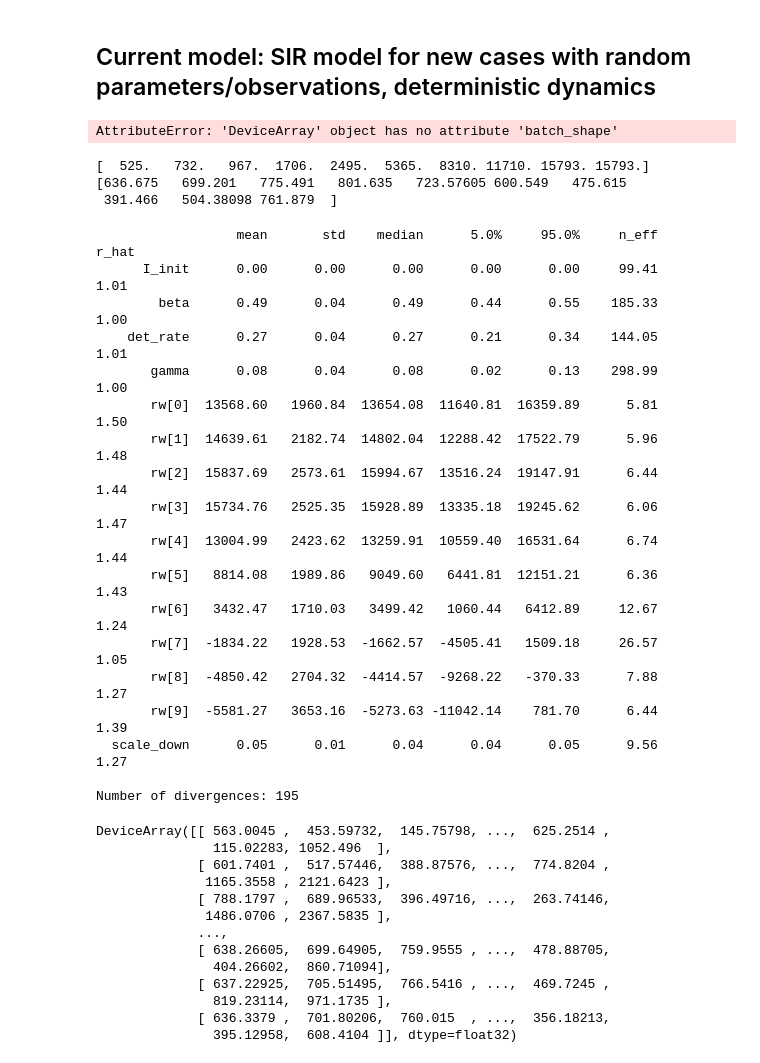
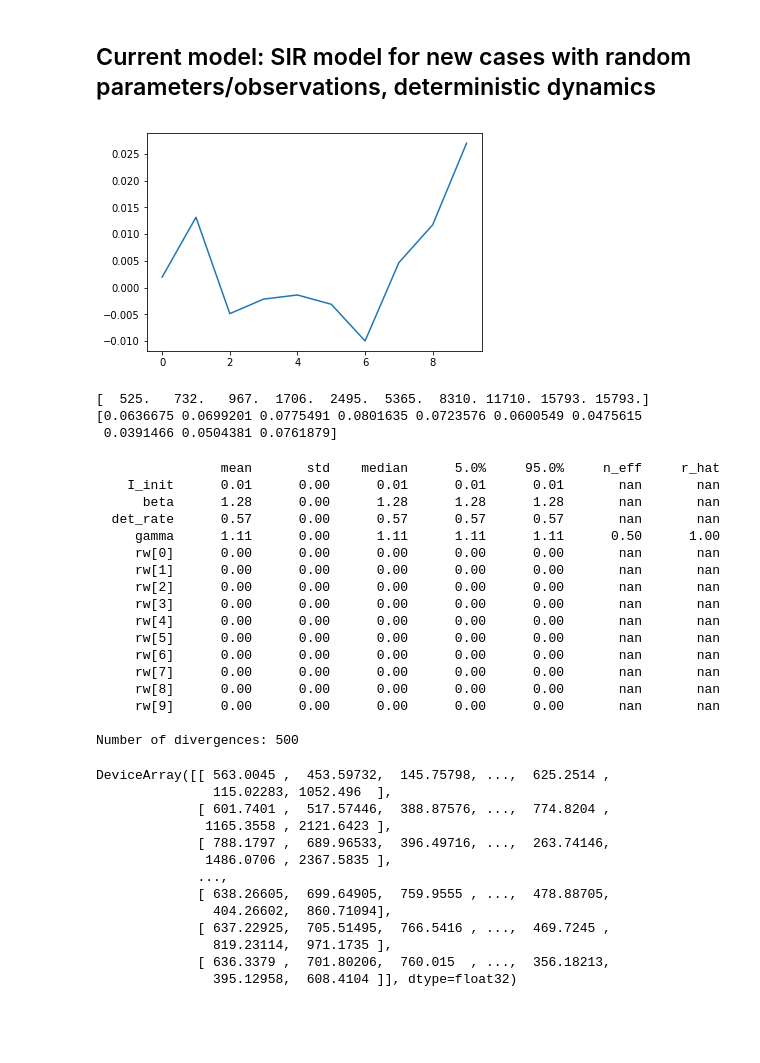
Before and after one commit to dsheldon/covid, a Jupyter notebook: SIR_ILI.ipynb, the cells around one changed output. Cells and saved outputs as stored; diff of their text form; code cells hidden in the pictures; blank space fills up the shorter version.

```diff
--- a/SIR_ILI.ipynb
+++ b/SIR_ILI.ipynb
@@ -76,7 +76,7 @@ def SIR_hybrid(T = 50,
 
 
     # Run simultation using ODE solve
-    x_init = N * np.array([1-I_init, I_init, 0.0, I_init])
+    x_init = 1* np.array([1-I_init, I_init, 0.0, I_init])
     t = np.arange(T, dtype='float32')
     x = SIR_int(x_init, t, beta, gamma)
     numpyro.deterministic("x", x)
@@ -100,15 +100,7 @@ def SIR_hybrid(T = 50,
 
     y_confirmed = numpyro.sample("y_confirmed", y_dist_sir, obs = confirmed)
 
-    scale_down = numpyro.sample("scale_down",
-                              dist.Beta(scale_down_mean * scale_down_conc,
-                                        (1-scale_down_mean) * scale_down_conc))
-
-    y_dist_sir_rw = dist.TransformedDistribution(loc,
-                                          dist.transforms.AffineTransform(loc=latent, scale=scale_down))
-
-
-    y = numpyro.sample("y", y_dist_sir_rw, obs = ili)
+    y = numpyro.sample("y", dist.Normal(latent+loc, .0001), obs = ili)
 
     if T_future > 0:
 
@@ -149,15 +141,15 @@ def SIR_hybrid(T = 50,
 # %%
 #with numpyro.handlers.seed(rng_seed=1):
  #   x, y, det_rate = SIR_hybrid(T=50, T_future=50, N=1e6)
   #  plt.plot(y)
 
 with numpyro.handlers.seed(rng_seed=1):
-    x, y, det_rate = SIR_hybrid(T=10, N=1e6,rw_scale=10000)
+    x, y, det_rate = SIR_hybrid(T=10, N=1e6,rw_scale=1e-2)
     plt.plot(y)
 
 plt.show()
 # %% [output]
-AttributeError: 'DeviceArray' object has no attribute 'batch_shape'
+[figure, added]
 # %%
 def plot_samples(samples, plot_fields=['I', 'y'], T=None, t=None, ax=None):
 
@@ -246,35 +238,34 @@ init = {
 }
 
 
-ili_dat_np = np.array(ili_dat['x'])[-10:]*100
+ili_dat_np = np.array(ili_dat['x'])[-10:]/100
 print (ili_dat_np)
 # %% [output]
 [  525.   732.   967.  1706.  2495.  5365.  8310. 11710. 15793. 15793.]
-[636.675   699.201   775.491   801.635   723.57605 600.549   475.615
- 391.466   504.38098 761.879  ]
+[0.0636675 0.0699201 0.0775491 0.0801635 0.0723576 0.0600549 0.0475615
+ 0.0391466 0.0504381 0.0761879]
 # %%
-mcmc.run(jax.random.PRNGKey(2), N=N, T=T, confirmed=confirmed_data,ili=ili_dat_np, det_conc=100, rw_scale = 1e5, use_rw=True, init_params=init)
+mcmc.run(jax.random.PRNGKey(2), N=N, T=T, confirmed=confirmed_data,ili=ili_dat_np, det_conc=100, rw_scale = 1e-51, use_rw=True, init_params=init)
 mcmc.print_summary()
 mcmc_samples = mcmc.get_samples()
 # %% [output]
-                  mean       std    median      5.0%     95.0%     n_eff     r_hat
-      I_init      0.00      0.00      0.00      0.00      0.00     99.41      1.01
-        beta      0.49      0.04      0.49      0.44      0.55    185.33      1.00
-    det_rate      0.27      0.04      0.27      0.21      0.34    144.05      1.01
-       gamma      0.08      0.04      0.08      0.02      0.13    298.99      1.00
-       rw[0]  13568.60   1960.84  13654.08  11640.81  16359.89      5.81      1.50
-       rw[1]  14639.61   2182.74  14802.04  12288.42  17522.79      5.96      1.48
-       rw[2]  15837.69   2573.61  15994.67  13516.24  19147.91      6.44      1.44
-       rw[3]  15734.76   2525.35  15928.89  13335.18  19245.62      6.06      1.47
-       rw[4]  13004.99   2423.62  13259.91  10559.40  16531.64      6.74      1.44
-       rw[5]   8814.08   1989.86   9049.60   6441.81  12151.21      6.36      1.43
-       rw[6]   3432.47   1710.03   3499.42   1060.44   6412.89     12.67      1.24
-       rw[7]  -1834.22   1928.53  -1662.57  -4505.41   1509.18     26.57      1.05
-       rw[8]  -4850.42   2704.32  -4414.57  -9268.22   -370.33      7.88      1.27
-       rw[9]  -5581.27   3653.16  -5273.63 -11042.14    781.70      6.44      1.39
-  scale_down      0.05      0.01      0.04      0.04      0.05      9.56      1.27
+                mean       std    median      5.0%     95.0%     n_eff     r_hat
+    I_init      0.01      0.00      0.01      0.01      0.01       nan       nan
+      beta      1.28      0.00      1.28      1.28      1.28       nan       nan
+  det_rate      0.57      0.00      0.57      0.57      0.57       nan       nan
+     gamma      1.11      0.00      1.11      1.11      1.11      0.50      1.00
+     rw[0]      0.00      0.00      0.00      0.00      0.00       nan       nan
+     rw[1]      0.00      0.00      0.00      0.00      0.00       nan       nan
+     rw[2]      0.00      0.00      0.00      0.00      0.00       nan       nan
+     rw[3]      0.00      0.00      0.00      0.00      0.00       nan       nan
+     rw[4]      0.00      0.00      0.00      0.00      0.00       nan       nan
+     rw[5]      0.00      0.00      0.00      0.00      0.00       nan       nan
+     rw[6]      0.00      0.00      0.00      0.00      0.00       nan       nan
+     rw[7]      0.00      0.00      0.00      0.00      0.00       nan       nan
+     rw[8]      0.00      0.00      0.00      0.00      0.00       nan       nan
+     rw[9]      0.00      0.00      0.00      0.00      0.00       nan       nan
 
-Number of divergences: 195
+Number of divergences: 500
 # %%
 # Visualize posterior predictive samples
 T = 10
```
